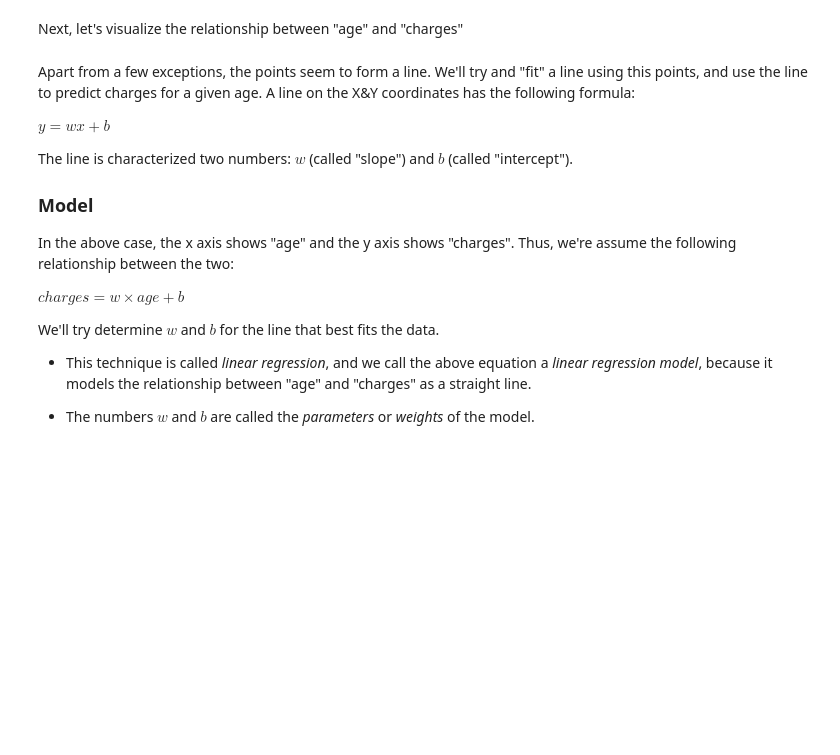
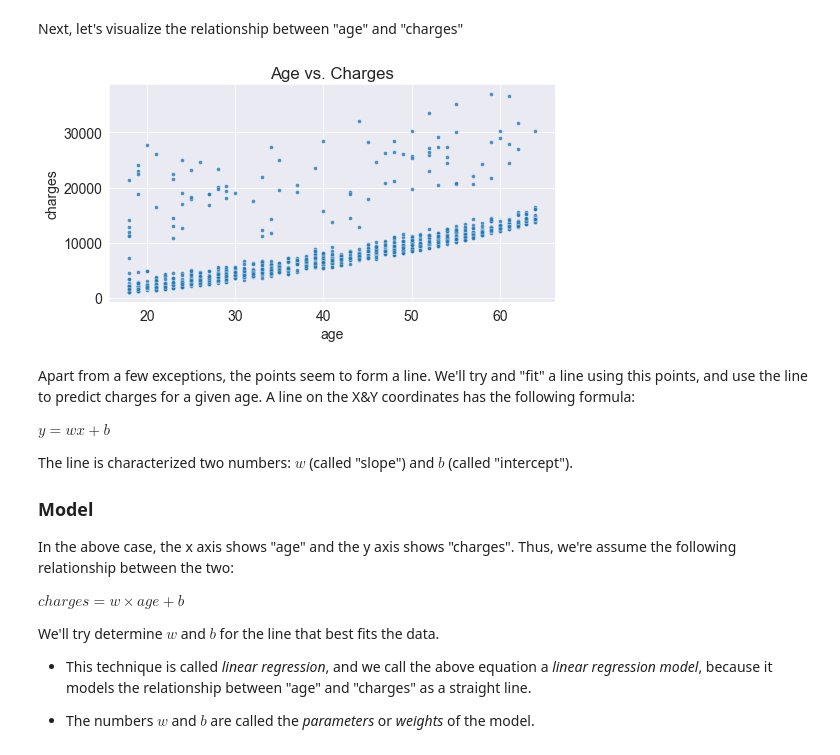
Before and after one commit to bboomm1218/machine_learning, a Jupyter notebook: python-sklearn-linear-regression-v-23/python-sklearn-linear-regression.ipynb, the cells around one changed output. Cells and saved outputs as stored; diff of their text form; code cells hidden in the pictures; blank space fills up the shorter version.

```diff
--- a/python-sklearn-linear-regression-v-23/python-sklearn-linear-regression.ipynb
+++ b/python-sklearn-linear-regression-v-23/python-sklearn-linear-regression.ipynb
@@ -578,7 +578,9 @@ non_smoker_df = medical_df[medical_df.smoker == 'no']
 Next, let's visualize the relationship between "age" and "charges"
 # %%
 plt.title('Age vs. Charges')
-sns.scatterplot(data=non_smoker_df, x='age', y='charges', alpha=0.7, s=15);
+sns.scatterplot(data=non_smoker_df, x='age', y='charges', alpha = 0.8, s=15);
+# %% [output]
+[figure, added]
 # %% [markdown]
 Apart from a few exceptions, the points seem to form a line. We'll try and "fit" a line using this points, and use the line to predict charges for a given age. A line on the X&Y coordinates has the following formula:
 
```
Also changed, not shown: parts of 63 cells of this notebook.
